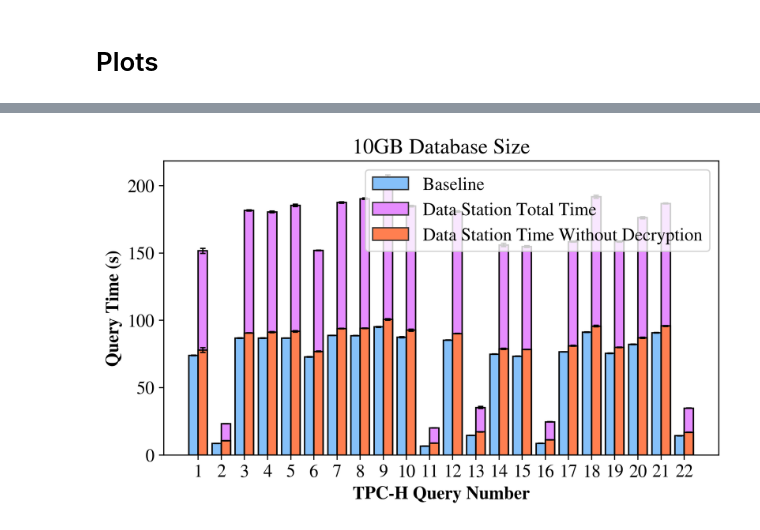
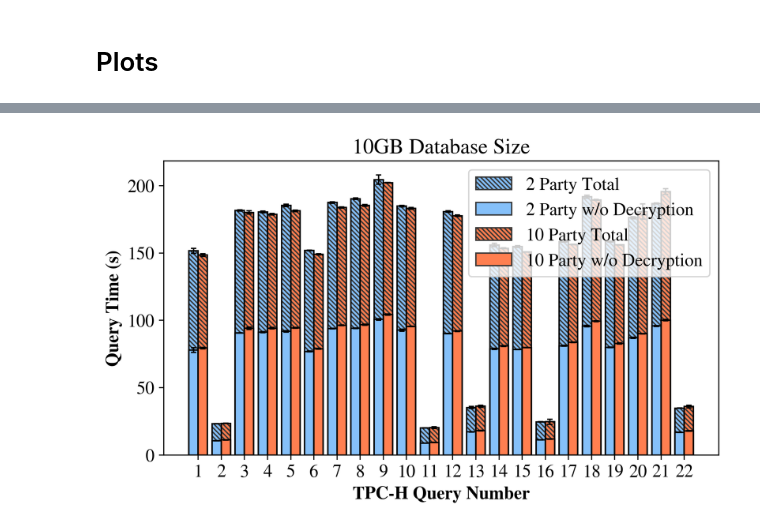
Before and after one commit to TheDataStation/datastation-escrow, a Jupyter notebook: data_comparisons/baseline/baseline_data_parsing.ipynb, the cells around one changed output, grey strips where cells are left out. Drawn from its saved outputs; the diff is of its cells as text; code cells hidden in the pictures.

```diff
--- a/data_comparisons/baseline/baseline_data_parsing.ipynb
+++ b/data_comparisons/baseline/baseline_data_parsing.ipynb
@@ -577,11 +679,13 @@ Name: 3, dtype: float64, 0    10.490079
 # %%
-data_left = baseline_dict['10GB']
-data_left_mmm = [raw_mmm(col) for col in data_left]
+data_left_tot = data_station_dict['10GB']
+data_left_bot = [a_i - b_i for a_i, b_i in zip(data_station_dict['10GB'], data_station_dec_dict['10GB'])]
+data_left_tot_mmm = [raw_mmm(col) for col in data_left_tot]
+data_left_bot_mmm = [raw_mmm(col) for col in data_left_bot]
 print(data_left_mmm)
 
-data_right_tot = data_station_dict['10GB']
+data_right_tot = data_station_10_dict['10GB']
 # subtract top from total for the "everything else" graph
-data_right_bot = [a_i - b_i for a_i, b_i in zip(data_station_dict['10GB'], data_station_dec_dict['10GB'])]
+data_right_bot = [a_i - b_i for a_i, b_i in zip(data_station_10_dict['10GB'], data_station_10_dec_dict['10GB'])]
 print(data_right_bot)
 data_right_tot_mmm = [raw_mmm(col) for col in data_right_tot]
 data_right_bot_mmm = [raw_mmm(col) for col in data_right_bot]
@@ -596,8 +700,10 @@ width = 0.4
 # min_no_sev, median_no_sev, max_no_sev = raw_mmm(no_sev)
 # min_sev, median_sev, max_sev = raw_mmm(sev)
 
-stdev_left = [col.std() for col in data_left] + ([float("nan")] * (len(data_right_tot) - len(data_left)))
-medians_left = [row[1] for row in data_left_mmm] + ([float("nan")] * (len(data_right_tot) - len(data_left)))
+stdev_left_tot = [col.std() for col in data_left_tot]
+medians_left_tot = [row[1] for row in data_left_tot_mmm]
+stdev_left_bot = [col.std() for col in data_left_bot]
+medians_left_bot = [row[1] for row in data_left_bot_mmm]
 print(stdev_left)
 print(medians_left)
 
@@ -608,7 +714,25 @@ medians_right_bot = [row[1] for row in data_right_bot_mmm]
 
 plt.figure(figsize=(7.5, 4), dpi=320)
 
-plt.bar(x=X_axis-width/2,width=width,height=medians_left,label="Baseline",
+plt.bar(x=X_axis-width/2,width=width,height=medians_left_tot,label="2 Party Total",
+#         # edgecolor=colors_right[i],
+#         # edgecolor=[.2,.2,.2],
+#         # alpha=0.8,
+#         # label=labels_left[i],
+#         # color='none',
+#         # color=colors_right[i],
+        edgecolor=[0.2,0.2,0.2],
+        hatch='\\\\\\\\\\\\\\',
+        color='#85C0F9'
+        )
+
+plt.bar(x=X_axis-width/2,width=width,height=medians_left_tot,yerr=stdev_left_tot,
+        edgecolor='black',
+        error_kw={"elinewidth":1,"capsize":2,"capthick":1},
+        color='none'
+        )
+
+plt.bar(x=X_axis-width/2,width=width,height=medians_left_bot,label="2 Party w/o Decryption",
 #         # edgecolor=colors_right[i],
 #         # edgecolor=[.2,.2,.2],
 #         # alpha=0.8,
@@ -620,20 +744,14 @@ plt.bar(x=X_axis-width/2,width=width,height=medians_left,label="Baseline",
         color='#85C0F9'
         )
 
-
-plt.bar(x=X_axis-width/2,width=width,height=medians_left,yerr=stdev_left,
-        # edgecolor=colors_right[i],
-        # edgecolor=[.2,.2,.2],
-        # alpha=0.8,
-        # label=labels_left[i],
-        # color='none',
-        # color=colors_right[i],
+plt.bar(x=X_axis-width/2,width=width,height=medians_left_bot,yerr=stdev_left_bot,
         edgecolor='black',
         error_kw={"elinewidth":1,"capsize":2,"capthick":1},
         color='none'
         )
 
-plt.bar(x=X_axis+width/2,width=width,height=medians_right_tot,label="Data Station Total Time",
+
+plt.bar(x=X_axis+width/2,width=width,height=medians_right_tot,label="10 Party Total",
 #         # edgecolor=colors_right[i],
 #         # edgecolor=[.2,.2,.2],
 #         # alpha=0.8,
@@ -641,8 +759,8 @@ plt.bar(x=X_axis+width/2,width=width,height=medians_right_tot,label="Data Statio
 #         # color='none',
 #         # color=colors_right[i],
         edgecolor=[0.2,0.2,0.2],
-#         # hatch="...",
-        color='#e68cff'
+        hatch='\\\\\\\\\\\\\\',
+        color='coral'
         )
 
 plt.bar(x=X_axis+width/2,width=width,height=medians_right_tot,yerr=stdev_right_tot,
@@ -651,7 +769,7 @@ plt.bar(x=X_axis+width/2,width=width,height=medians_right_tot,yerr=stdev_right_t
         color='none'
         )
 
-plt.bar(x=X_axis+width/2,width=width,height=medians_right_bot,label="Data Station Time Without Decryption",
+plt.bar(x=X_axis+width/2,width=width,height=medians_right_bot,label="10 Party w/o Decryption",
 #         # edgecolor=colors_right[i],
 #         # edgecolor=[.2,.2,.2],
 #         # alpha=0.8,
@@ -677,7 +795,7 @@ plt.legend()
 
 plt.xticks(X_axis, [col.name for col in data_right_tot])
 
-plt.savefig("10gb.pdf", bbox_inches='tight')
+plt.savefig("10gb_10.pdf", bbox_inches='tight')
 
 plt.show()
 # %% [output]
@@ -699,3 +817,3 @@ Name: 3, dtype: float64, 0    90.515377
 [0.20023467691203894, 0.08579911864631432, 0.279488047259429, 0.2269248614536531, 0.07580864204015113, 0.16360612426729157, 0.04730480070567316, 0.12256814027976891, 0.31500953569621387, 0.36858968341 ...
 [73.98671007, 8.53348279, 86.7621119, 86.74011898, 86.75946546, 72.80660152, 88.76752901, 88.60419226, 95.16137743, 87.39874363, 6.565866232, 85.25285983, 14.6105659, 74.83479095, 73.33332753, 8.62353 ...
-[figure, old version]
+[figure, new version]
```
Also changed, not shown: parts of 6 cells of this notebook, 5 other files.
